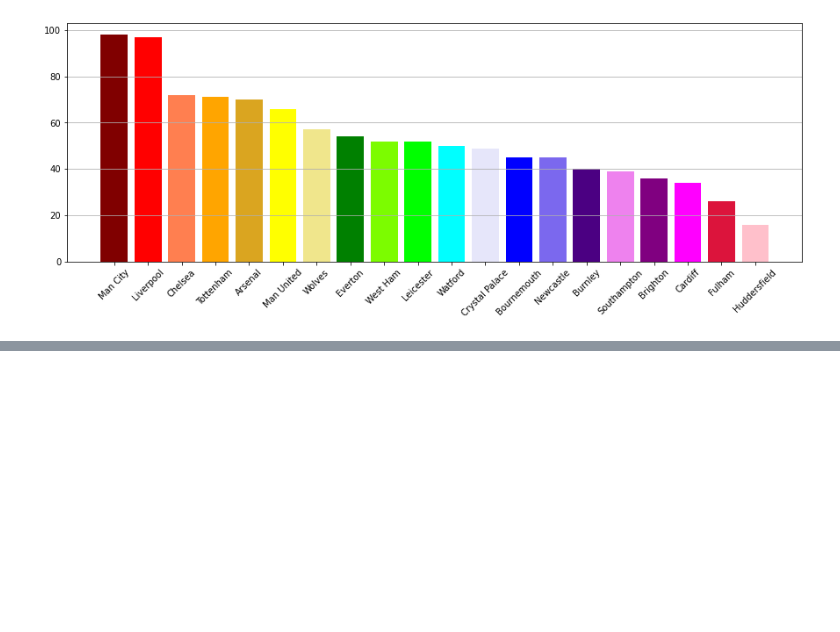
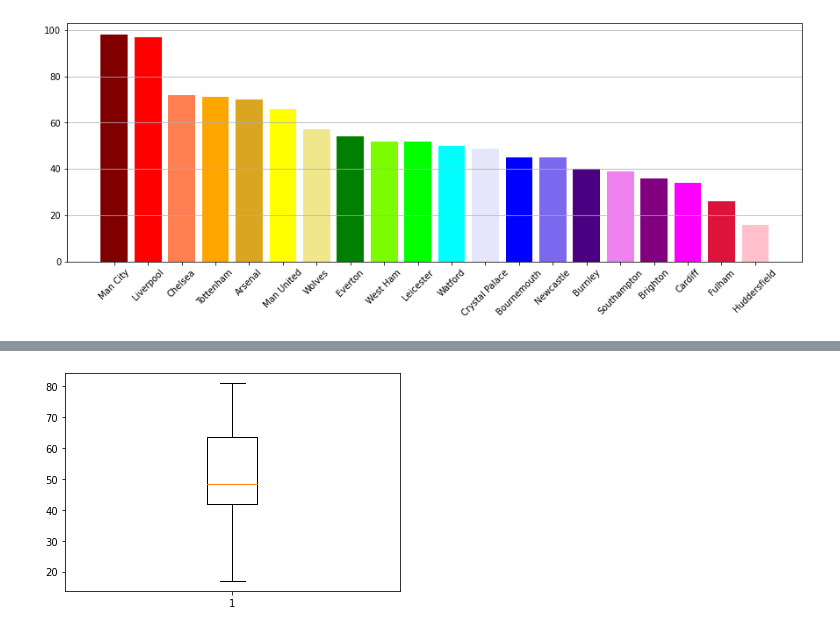
Before and after one commit to ethomps33/Premier_League_Sports_Analysis, a Jupyter notebook: Untitled.ipynb, the cells around one changed output, grey strips where cells are left out. Cells and saved outputs as stored; diff of their text form; code cells hidden in the pictures; blank space fills up the shorter version.

```diff
--- a/Untitled.ipynb
+++ b/Untitled.ipynb
@@ -396 +482,7 @@ seasons = all_data_df['Season'].unique()
+# %%
+data= wins16.groupby('HomeTeam')['Total Points'].sum()
+plt.boxplot(data)
+plt.show()
+# %% [output]
+[figure, added]
 # %%
```
Also changed, not shown: parts of 13 cells of this notebook.
